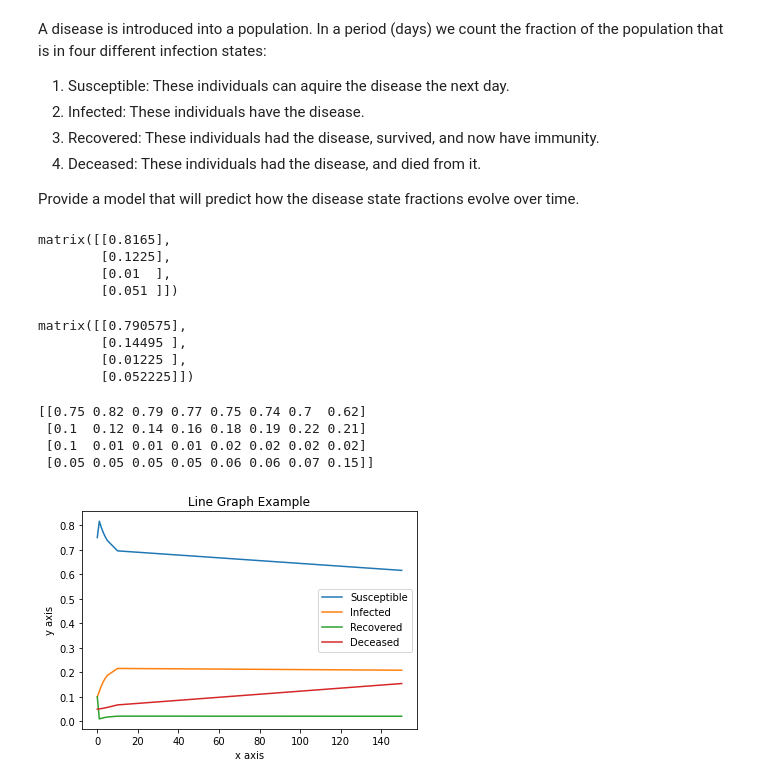
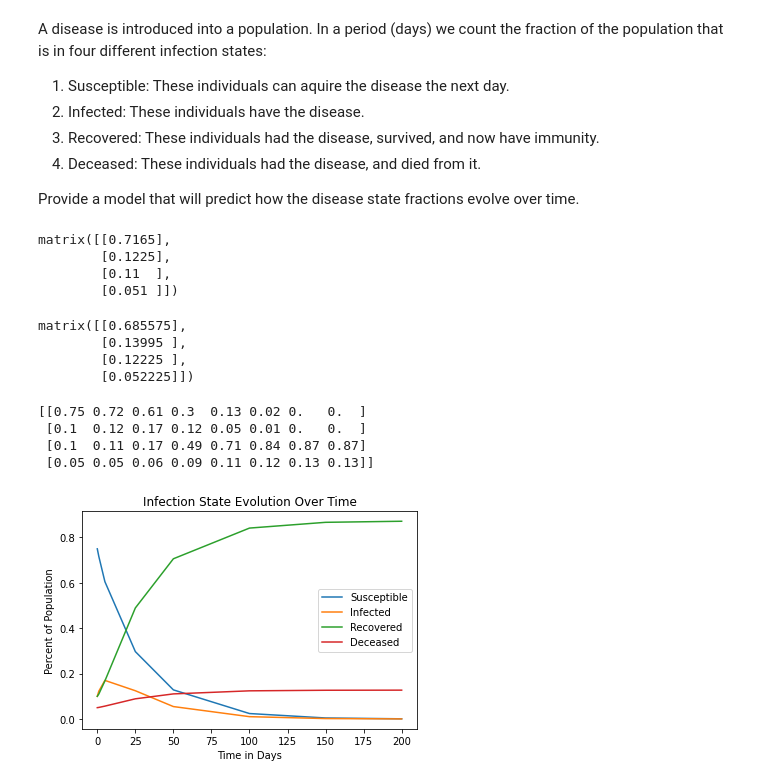
Before and after one commit to JuliaKurz/Linear_Algebra_Coding_Projects, a Jupyter notebook: Copy_of_The_Ski_Hill_Transition_Matrices_and_Markov_Chains.ipynb, the cells around one changed output. Drawn from its saved outputs; the diff is of its cells as text; code cells hidden in the pictures.

```diff
--- a/Copy_of_The_Ski_Hill_Transition_Matrices_and_Markov_Chains.ipynb
+++ b/Copy_of_The_Ski_Hill_Transition_Matrices_and_Markov_Chains.ipynb
@@ -235,9 +235,9 @@ A disease is introduced into a population. In a period (days) we count the fract
 
 Provide a model that will predict how the disease state fractions evolve over time.
 # %%
-M = np.matrix([[.95,.04,1,0],
+M = np.matrix([[.95,.04,0,0],
                [.05,.85,0,0],
-               [0,.1,0,0],
+               [0,.1,1,0],
                [0,.01,0,1]])
 # %%
 #Initial state of disease state fractions
@@ -246,42 +246,42 @@ x0 = np.matrix([[.75],[.1],[.1],[.05]])
 #Disease state fractions after one day.
 M*x0
 # %% [output]
-matrix([[0.8165],
+matrix([[0.7165],
         [0.1225],
-        [0.01  ],
+        [0.11  ],
         [0.051 ]])
 # %%
 #Disease state fractions after two days.
 M** 2 *x0
 # %% [output]
-matrix([[0.790575],
-        [0.14495 ],
-        [0.01225 ],
+matrix([[0.685575],
+        [0.13995 ],
+        [0.12225 ],
         [0.052225]])
 # %%
-X = np.c_[x0, M*x0, M**2 * x0, M**3 * x0, M**4 * x0, M**5 * x0, M**10 * x0, M**50 * x0]
+X = np.c_[x0, M*x0, M**5 * x0, M**25 * x0, M**50 * x0, M**100 * x0, M**150 * x0, M**200 * x0]
 
 #print out the X matrix, rounding the entries to 2 decimal places
 print(X.round(2))
 # %% [output]
-[[0.75 0.82 0.79 0.77 0.75 0.74 0.7  0.62]
- [0.1  0.12 0.14 0.16 0.18 0.19 0.22 0.21]
- [0.1  0.01 0.01 0.01 0.02 0.02 0.02 0.02]
- [0.05 0.05 0.05 0.05 0.06 0.06 0.07 0.15]]
+[[0.75 0.72 0.61 0.3  0.13 0.02 0.   0.  ]
+ [0.1  0.12 0.17 0.12 0.05 0.01 0.   0.  ]
+ [0.1  0.11 0.17 0.49 0.71 0.84 0.87 0.87]
+ [0.05 0.05 0.06 0.09 0.11 0.12 0.13 0.13]]
 # %%
 import matplotlib.pyplot as plt
 
-x  = [0, 1, 2, 3, 4, 5, 10, 150]
+x  = [0, 1, 5, 25, 50, 100, 150, 200]
 plt.plot(x, np.array(X[0])[0], label="Susceptible")
 plt.plot(x, np.array(X[1])[0], label="Infected")
 plt.plot(x, np.array(X[2])[0], label="Recovered")
 plt.plot(x, np.array(X[3])[0], label="Deceased")
 plt.plot()
 
-plt.xlabel("x axis")  # Update this label
-plt.ylabel("y axis")  # Update this label
-plt.title("Line Graph Example")  # Update the title
+plt.xlabel("Time in Days")
+plt.ylabel("Percent of Population")
+plt.title("Infection State Evolution Over Time")
 plt.legend()
 plt.show()
 # %% [output]
-[figure, old version]
+[figure, new version]
```
